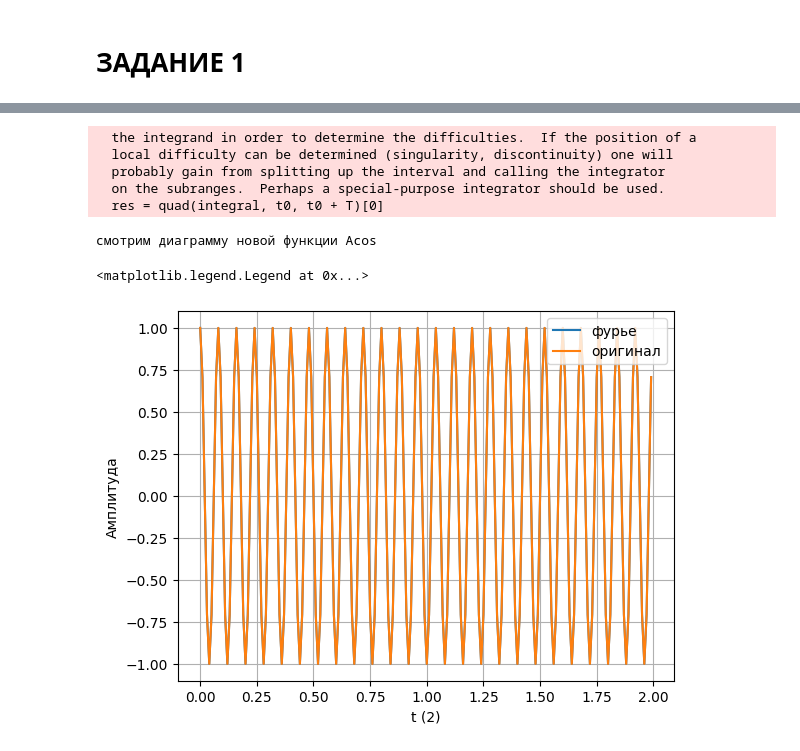
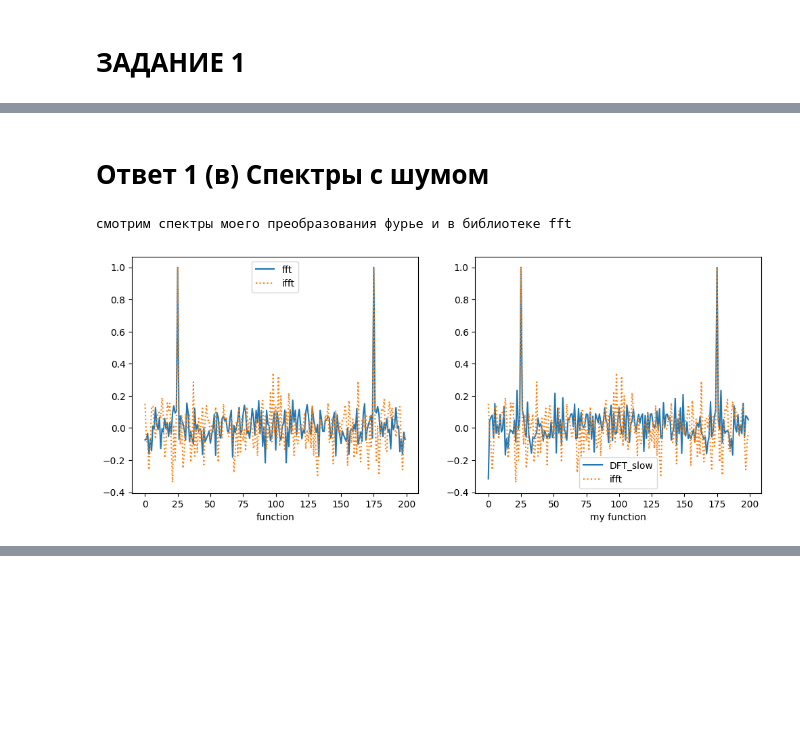
Before and after one commit to EmelyanovAlexey/digital_signal, a Jupyter notebook: lab_2.ipynb, the cells around one changed output, grey strips where cells are left out. Drawn from its saved outputs; the diff is of its cells as text; code cells hidden in the pictures; blank space fills up the shorter version.

```diff
--- a/lab_2.ipynb
+++ b/lab_2.ipynb
@@ -40,42 +128,50 @@ def DFT_slow(x):
+# %% [markdown]
+# Ответ 1 (в) Спектры с шумом
+# %%
+print("смотрим спектры моего преобразования фурье и в библиотеке fft")
+
+fig = plt.figure(figsize=(12, 10))
+
+plt.subplots_adjust(wspace=0.2, hspace=0.2)
+
+spectr = np.fft.fft(origin_signal + np.random.normal(0, 1, origin_signal.shape))
+spectr_i = np.fft.ifft(origin_signal + np.random.normal(0, 1, origin_signal.shape))
+plt.subplot(221)
+plt.plot(spectr/np.max(spectr), label='fft')
+plt.plot(spectr_i/np.max(spectr_i), label='ifft',  linestyle='dotted')
+plt.xlabel('function')
+plt.legend()
+
+spectr2 = DFT_slow(origin_signal + np.random.normal(0, 1, origin_signal.shape))
+plt.subplot(222)
+plt.plot(spectr2/np.max(spectr2), label='DFT_slow')
+plt.plot(spectr_i/np.max(spectr_i), label='ifft',  linestyle='dotted')
+plt.xlabel('my function')
+plt.legend()
+plt.show()
+# %% [output]
+смотрим спектры моего преобразования фурье и в библиотеке fft
+[figure, added]
 # %% [markdown]
 ![Alt text](image-1.png)
 # %%
-def x(w):
-    return lambda t: np.cos(t * w)
-
+A = 2
+T = 2
 start = 0
-finish = 2
+finish = 4
 step = 0.01
-T = 2
 N = 10
 w = 2 * np.pi / T
 t0 = 0
 
 w = 50 * np.pi / T
-w2 = 150 * np.pi / T
+w2 = 50 * np.pi / T
 
-main_function = x(w)
+def x2(t):
+    t = np.floor(t)
+    if t % T == 0:
+        return A
+    else:
+        return 0
 
-list_point = []
-time_series = np.arange(start, finish, step)
-for t in time_series:
-    list_point.append(calculate_furie(t, main_function, w, w2, T, 0, 10))
-
-origin_signal = np.array([main_function(t) for t in time_series])
-
-print("смотрим диаграмму новой функции Аcos")
-plt.plot(time_series, list_point, label='фурье')
-plt.plot(time_series, origin_signal, label='оригинал')
-plt.xlabel('t (2)')
-plt.ylabel('Амплитуда')
-plt.grid()
-plt.legend()
+origin_signal = np.array([x2(t) for t in time_series])
-# %% [output]
-  the integrand in order to determine the difficulties.  If the position of a
-  local difficulty can be determined (singularity, discontinuity) one will
-  probably gain from splitting up the interval and calling the integrator
-  on the subranges.  Perhaps a special-purpose integrator should be used.
-  res = quad(integral, t0, t0 + T)[0]
-смотрим диаграмму новой функции Аcos
-<matplotlib.legend.Legend at 0x...>
-[figure, removed]
```
Also changed, not shown: parts of 16 cells of this notebook, 8 other files.
